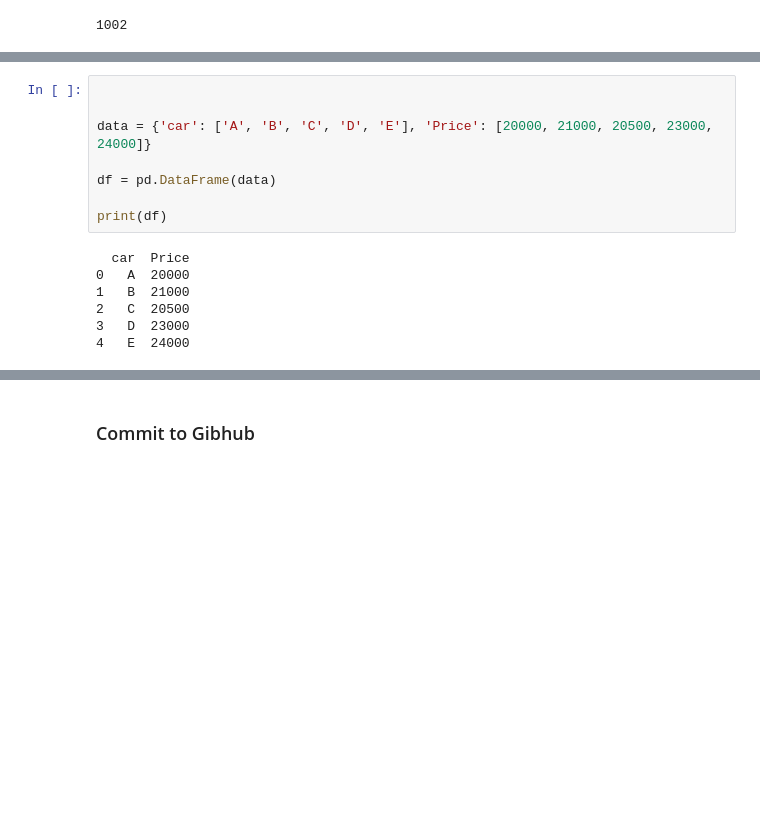
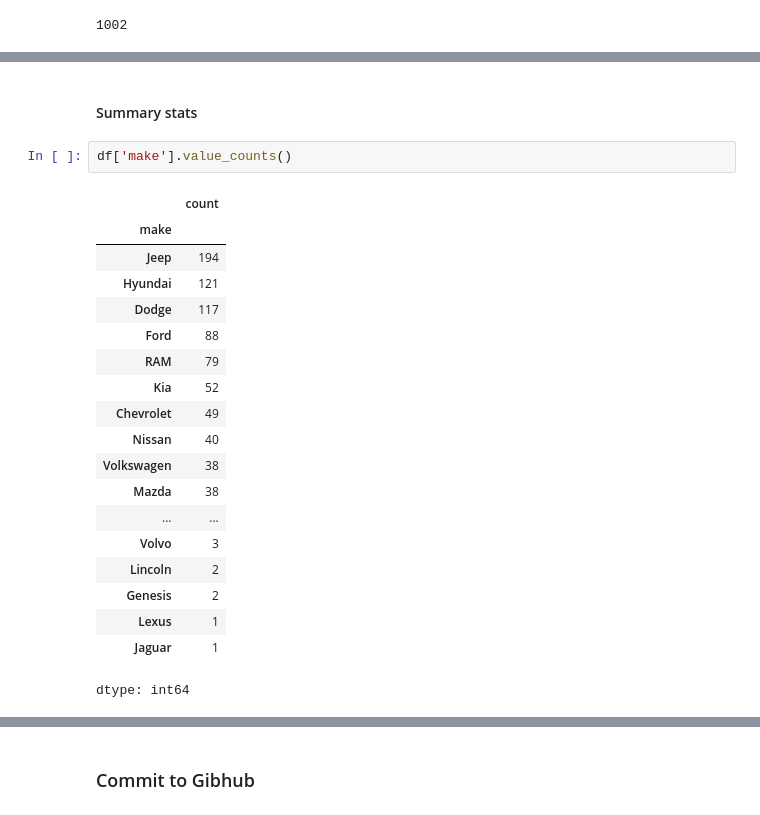
Before and after one commit to empt22/ci-cd-project, a Jupyter notebook: data_analysis/Kaggle_Cars_2024_Data_Summary.ipynb, the cells around one changed output, grey strips where cells are left out. Saved outputs shown, nothing was run; the diff lists cells and outputs as text; blank space fills up the shorter version.

```diff
--- a/data_analysis/Kaggle_Cars_2024_Data_Summary.ipynb
+++ b/data_analysis/Kaggle_Cars_2024_Data_Summary.ipynb
@@ -105,18 +108,27 @@ df.head()
 | 2 | 2024 GMC Yukon XL Denali | NaN | GMC | Yukon XL | New | 2024 | 96410.0 | 6.2L V-8 gasoline direct injectio... | 8.0 | Gasoline | ... |
 | 3 | 2023 Dodge Durango Pursuit | White Knuckle Clearcoat 2023 Dodg... | Dodge | Durango | New | 2023 | 46835.0 | 16V MPFI OHV | 8.0 | Gasoline | ... |
 | 4 | 2024 RAM 3500 Laramie | \n \n 2024 Ram 3500 Laramie Bille... | RAM | 3500 | New | 2024 | 81663.0 | 24V DDI OHV Turbo Diesel | 6.0 | Diesel | ... |
-# %%
-
-
-data = {'car': ['A', 'B', 'C', 'D', 'E'], 'Price': [20000, 21000, 20500, 23000, 24000]}
-
-df = pd.DataFrame(data)
-
-print(df)
-# %% [output]
-  car  Price
-0   A  20000
-1   B  21000
-2   C  20500
-3   D  23000
-4   E  24000
+# %% [markdown]
+#### Summary stats
+# %%
+df['make'].value_counts()
+# %% [output]
+|  | count |
+| make |  |
+| Jeep | 194 |
+| Hyundai | 121 |
+| Dodge | 117 |
+| Ford | 88 |
+| RAM | 79 |
+| Kia | 52 |
+| Chevrolet | 49 |
+| Nissan | 40 |
+| Volkswagen | 38 |
+| Mazda | 38 |
+| ... | ... |
+| Volvo | 3 |
+| Lincoln | 2 |
+| Genesis | 2 |
+| Lexus | 1 |
+| Jaguar | 1 |
+dtype: int64
```
Also changed, not shown: parts of 15 cells of this notebook, 1 other file.
